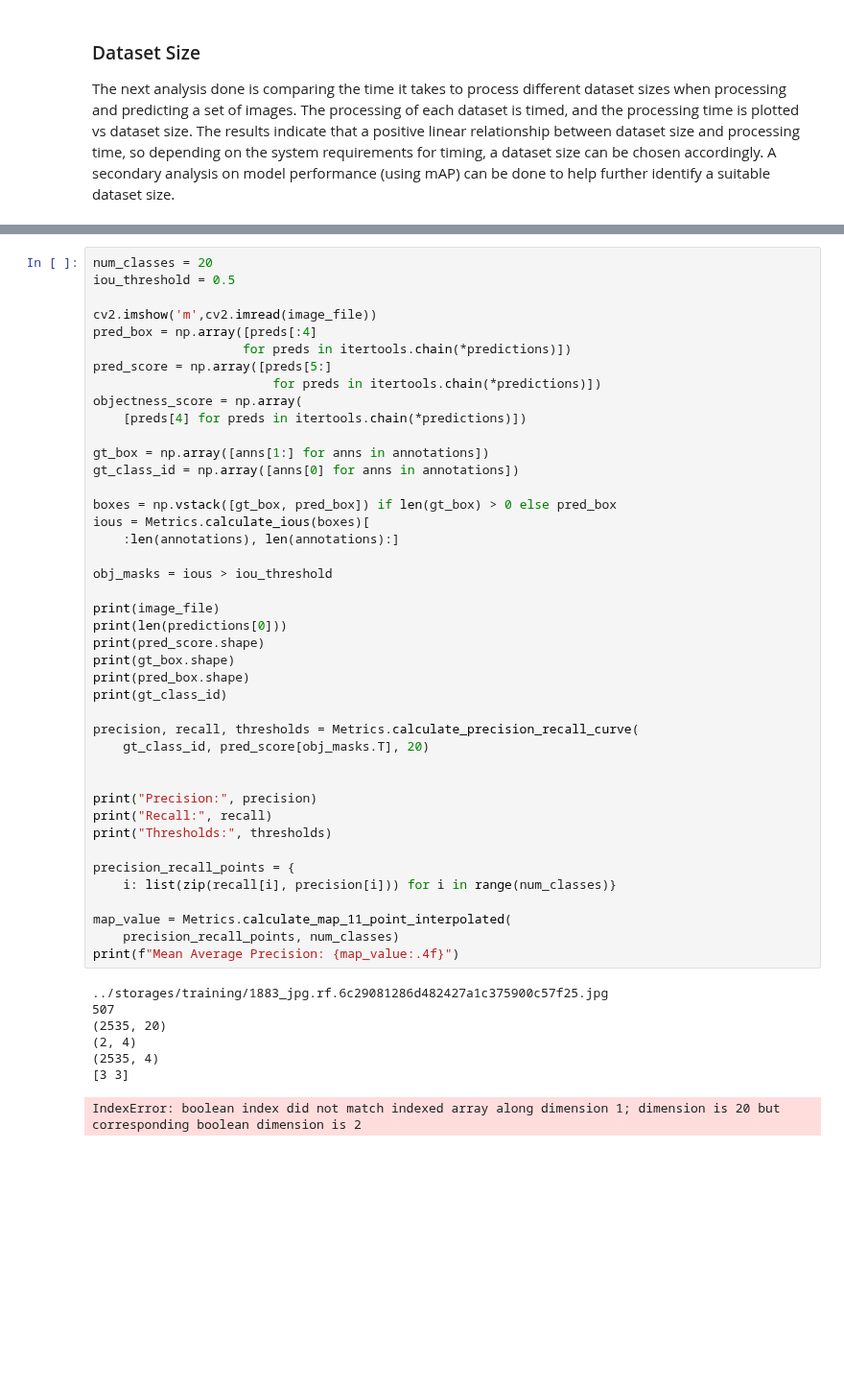
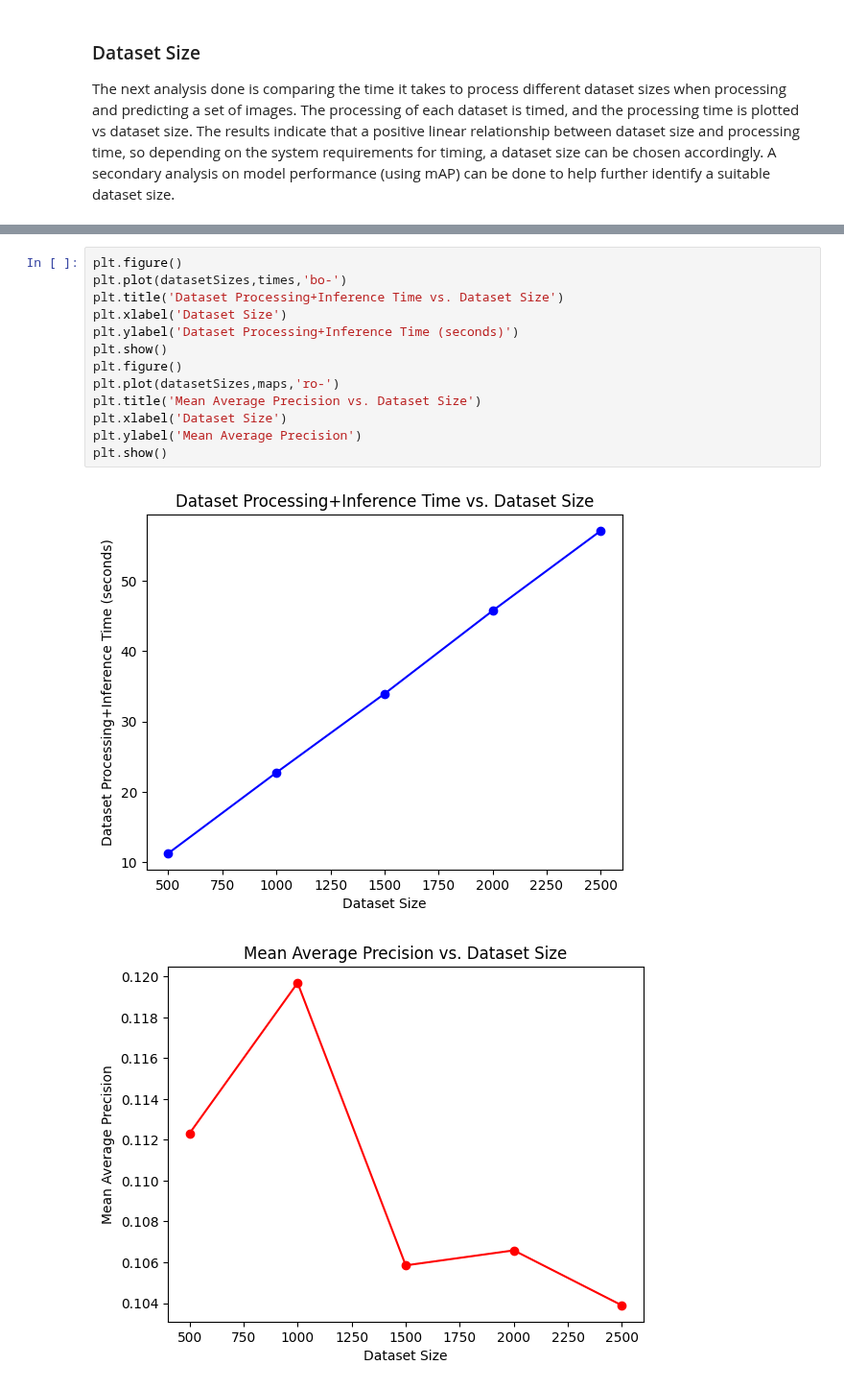
Before and after one commit to rskarp/riley-creating-ai-enabled-systems, a Jupyter notebook: object_detection_system/analysis/design_considerations.ipynb, the cells around one changed output, grey strips where cells are left out. Shown at 96% size. Drawn from its saved outputs; the diff is of its cells as text; blank space fills up the shorter version.

```diff
--- a/object_detection_system/analysis/design_considerations.ipynb
+++ b/object_detection_system/analysis/design_considerations.ipynb
@@ -209,50 +201,16 @@ NameError: name 'frame' is not defined
-# %%
-num_classes = 20
-iou_threshold = 0.5
-
-cv2.imshow('m',cv2.imread(image_file))
-pred_box = np.array([preds[:4]
-                    for preds in itertools.chain(*predictions)])
-pred_score = np.array([preds[5:]
-                        for preds in itertools.chain(*predictions)])
-objectness_score = np.array(
-    [preds[4] for preds in itertools.chain(*predictions)])
-
-gt_box = np.array([anns[1:] for anns in annotations])
-gt_class_id = np.array([anns[0] for anns in annotations])
-
-boxes = np.vstack([gt_box, pred_box]) if len(gt_box) > 0 else pred_box
-ious = Metrics.calculate_ious(boxes)[
-    :len(annotations), len(annotations):]
-
-obj_masks = ious > iou_threshold
-
-print(image_file)
-print(len(predictions[0]))
-print(pred_score.shape)
-print(gt_box.shape)
-print(pred_box.shape)
-print(gt_class_id)
-
-precision, recall, thresholds = Metrics.calculate_precision_recall_curve(
-    gt_class_id, pred_score[obj_masks.T], 20)
-
-
-print("Precision:", precision)
-print("Recall:", recall)
-print("Thresholds:", thresholds)
-
-precision_recall_points = {
-    i: list(zip(recall[i], precision[i])) for i in range(num_classes)}
-
-map_value = Metrics.calculate_map_11_point_interpolated(
-    precision_recall_points, num_classes)
-print(f"Mean Average Precision: {map_value:.4f}")
-# %% [output]
-../storages/training/1883_jpg.rf.6c29081286d482427a1c375900c57f25.jpg
-507
-(2535, 20)
-(2, 4)
-(2535, 4)
-[3 3]
-IndexError: boolean index did not match indexed array along dimension 1; dimension is 20 but corresponding boolean dimension is 2
+# %%
+plt.figure()
+plt.plot(datasetSizes,times,'bo-')
+plt.title('Dataset Processing+Inference Time vs. Dataset Size')
+plt.xlabel('Dataset Size')
+plt.ylabel('Dataset Processing+Inference Time (seconds)')
+plt.show()
+plt.figure()
+plt.plot(datasetSizes,maps,'ro-')
+plt.title('Mean Average Precision vs. Dataset Size')
+plt.xlabel('Dataset Size')
+plt.ylabel('Mean Average Precision')
+plt.show()
+# %% [output]
+[figure, added]
+[figure, added]
```
Also changed, not shown: parts of 17 cells of this notebook, 6 other files.
